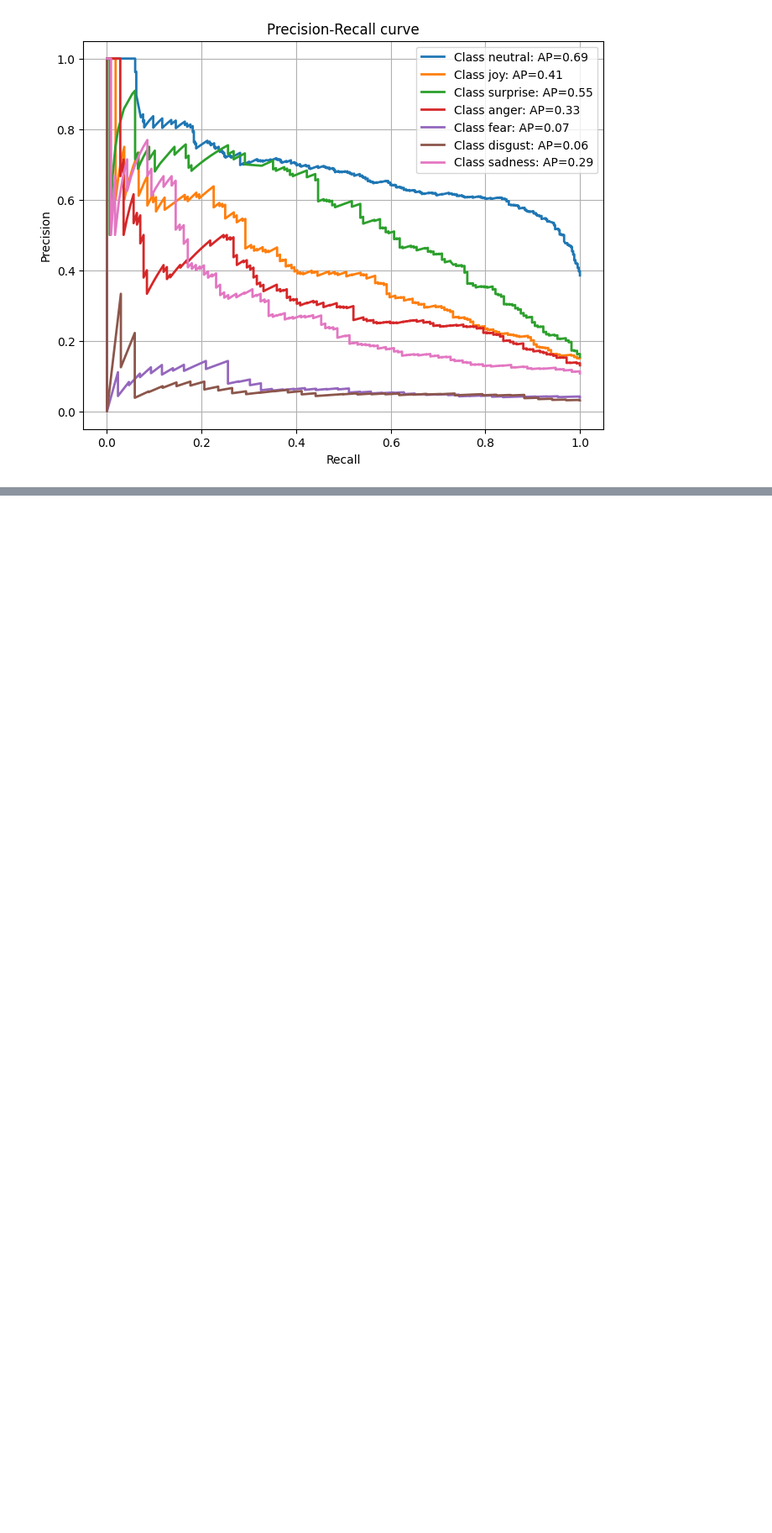
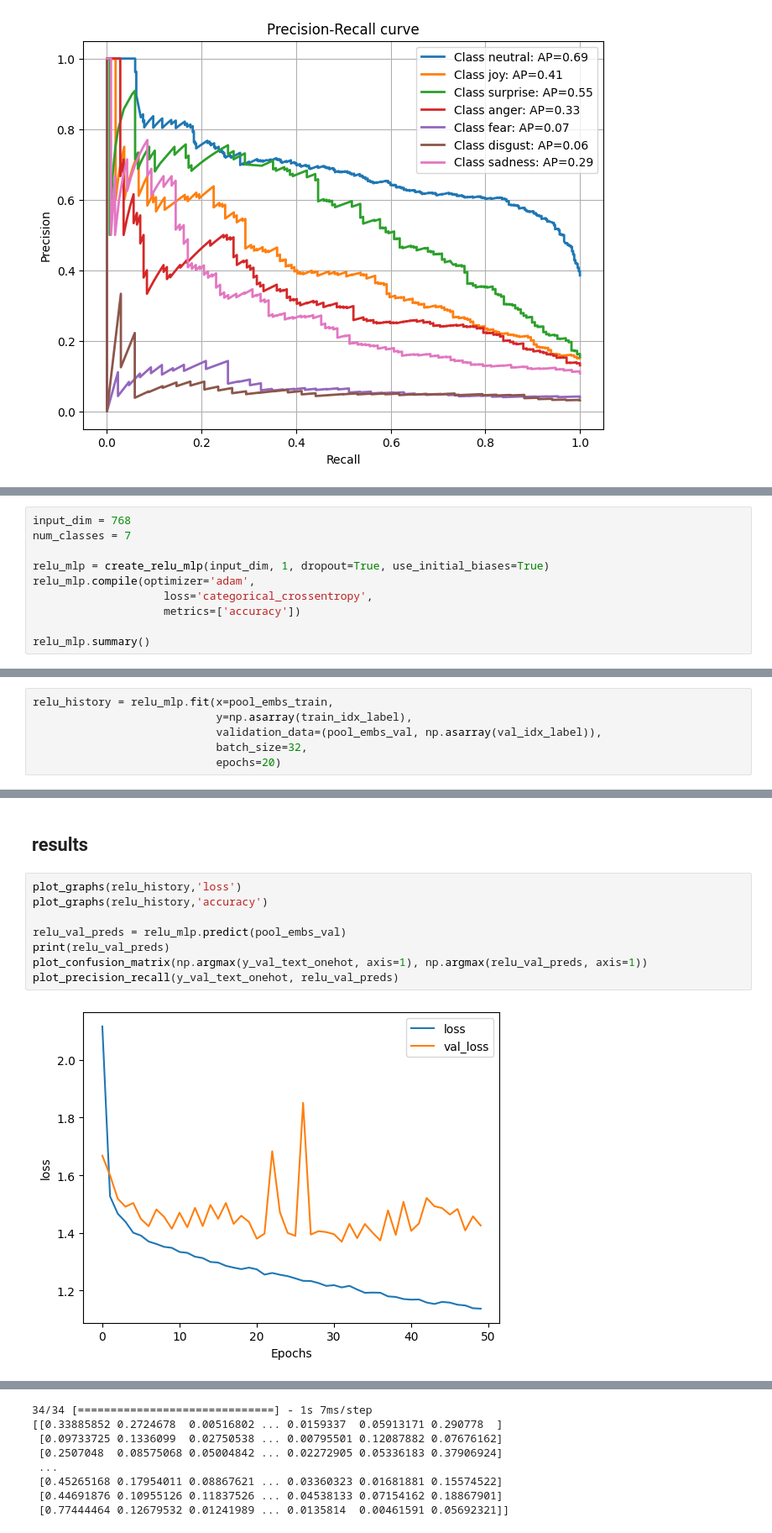
Before and after one commit to teostereciu/mc-ecpe, a Jupyter notebook: notebooks/best.ipynb, the cells around one changed output, grey strips where cells are left out. Shown at 84% size. Cells and saved outputs as stored; diff of their text form; blank space fills up the shorter version.

```diff
--- a/notebooks/best.ipynb
+++ b/notebooks/best.ipynb
@@ -1432,0 +1492,10 @@ plot_precision_recall(y_val_text_onehot, dropout_val_preds)
+# %%
+input_dim = 768
+num_classes = 7
+
+relu_mlp = create_relu_mlp(input_dim, 1, dropout=True, use_initial_biases=True)
+relu_mlp.compile(optimizer='adam',
+                    loss='categorical_crossentropy',
+                    metrics=['accuracy'])
+
+relu_mlp.summary()
@@ -1432,0 +1520,6 @@ plot_precision_recall(y_val_text_onehot, dropout_val_preds)
+# %%
+relu_history = relu_mlp.fit(x=pool_embs_train,
+                            y=np.asarray(train_idx_label),
+                            validation_data=(pool_embs_val, np.asarray(val_idx_label)),
+                            batch_size=32,
+                            epochs=20)
@@ -1432,0 +1546,12 @@ plot_precision_recall(y_val_text_onehot, dropout_val_preds)
+# %% [markdown]
+## results
+# %%
+plot_graphs(relu_history,'loss')
+plot_graphs(relu_history,'accuracy')
+
+relu_val_preds = relu_mlp.predict(pool_embs_val)
+print(relu_val_preds)
+plot_confusion_matrix(np.argmax(y_val_text_onehot, axis=1), np.argmax(relu_val_preds, axis=1))
+plot_precision_recall(y_val_text_onehot, relu_val_preds)
+# %% [output]
+[figure, added]
@@ -1432,0 +1560,8 @@ plot_precision_recall(y_val_text_onehot, dropout_val_preds)
+34/34 [==============================] - 1s 7ms/step
+[[0.33885852 0.2724678  0.00516802 ... 0.0159337  0.05913171 0.290778  ]
+ [0.09733725 0.1336099  0.02750538 ... 0.00795501 0.12087882 0.07676162]
+ [0.2507048  0.08575068 0.05004842 ... 0.02272905 0.05336183 0.37906924]
+ ...
+ [0.45265168 0.17954011 0.08867621 ... 0.03360323 0.01681881 0.15574522]
+ [0.44691876 0.10955126 0.11837526 ... 0.04538133 0.07154162 0.18867901]
+ [0.77444464 0.12679532 0.01241989 ... 0.0135814  0.00461591 0.05692321]]
```
Also changed, not shown: parts of 24 cells of this notebook, 5 other files.
